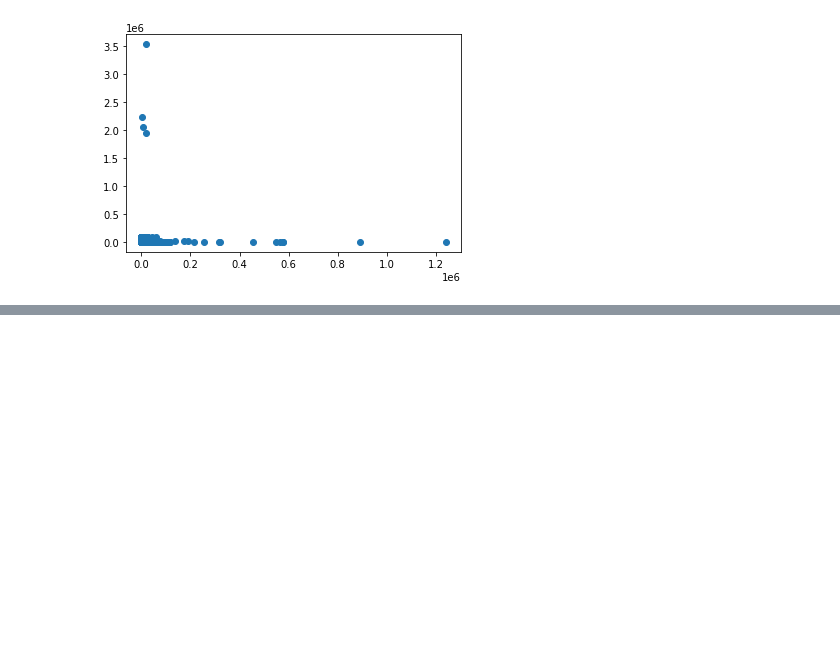
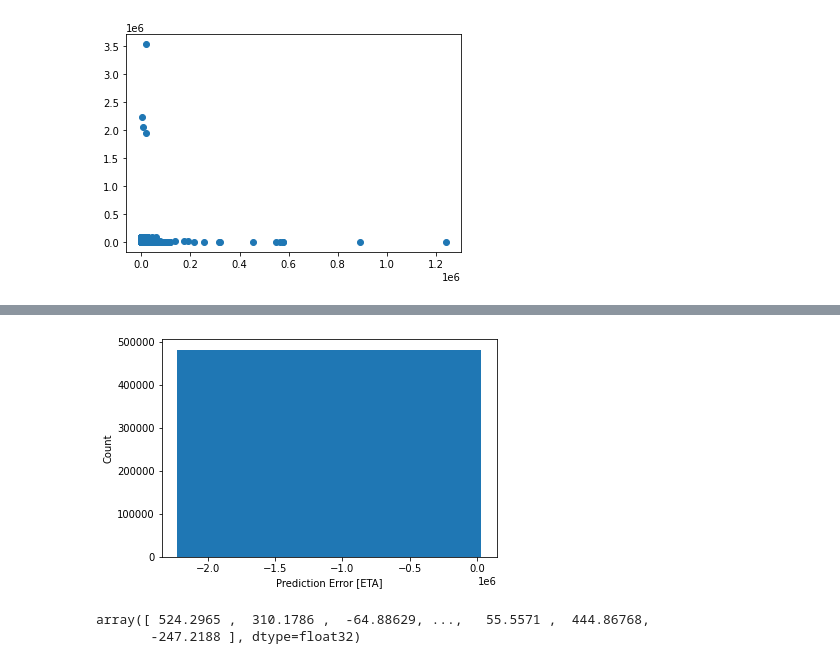
Before and after one commit to deepskandpal/hands-on-machine-learning, a Jupyter notebook: Newyork_taxi_ETA.ipynb, the cells around one changed output, grey strips where cells are left out. Saved outputs shown, nothing was run; the diff lists cells and outputs as text; code cells hidden in the pictures; blank space fills up the shorter version.

```diff
--- a/Newyork_taxi_ETA.ipynb
+++ b/Newyork_taxi_ETA.ipynb
@@ -315,0 +325,12 @@ len(y_test)
+# %%
+error = test_predictions - y_test
+plt.hist(error, bins = 1)
+plt.xlabel("Prediction Error [ETA]")
+_ = plt.ylabel("Count")
+# %% [output]
+[figure, added]
+# %%
+error
+# %% [output]
+array([ 524.2965 ,  310.1786 ,  -64.88629, ...,   55.5571 ,  444.86768,
+       -247.2188 ], dtype=float32)
```
Also changed, not shown: parts of 12 cells of this notebook.
